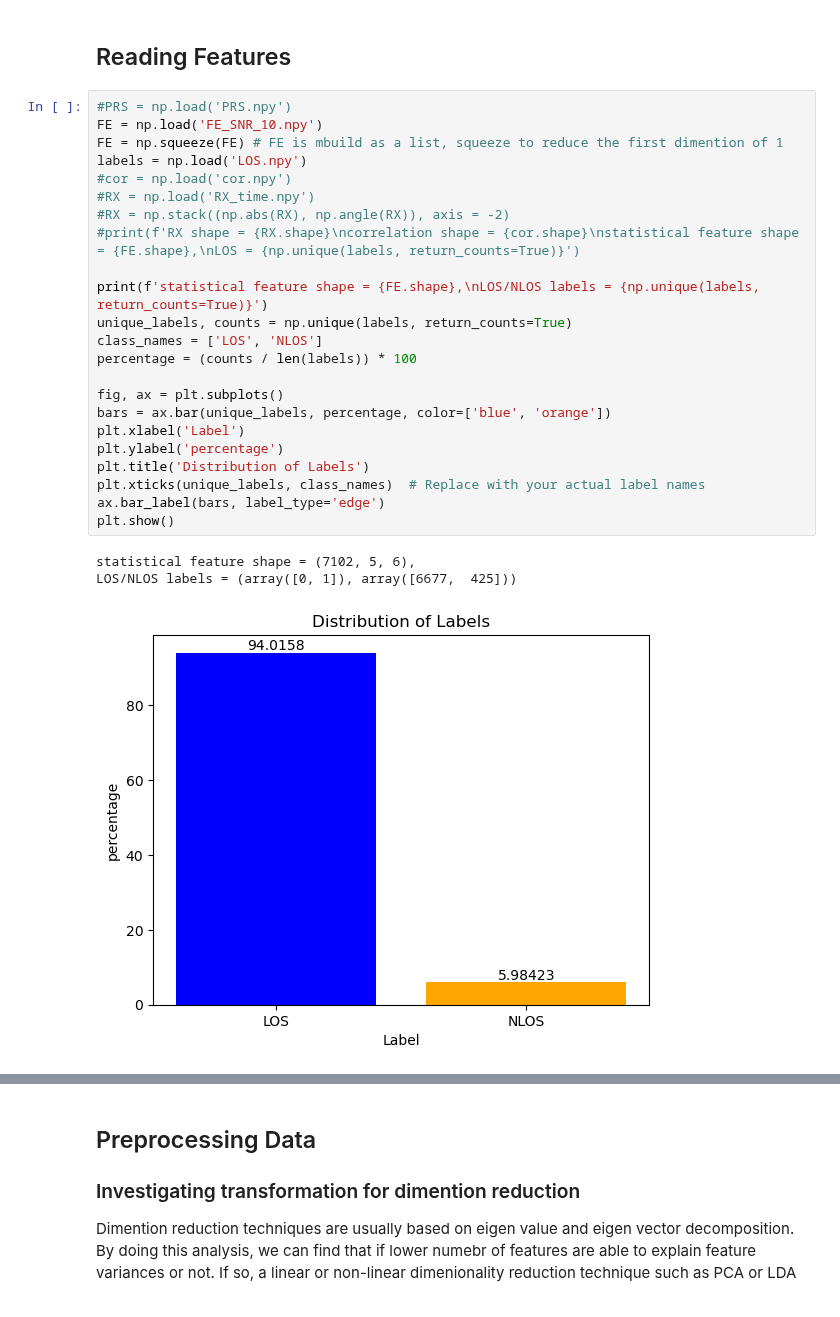
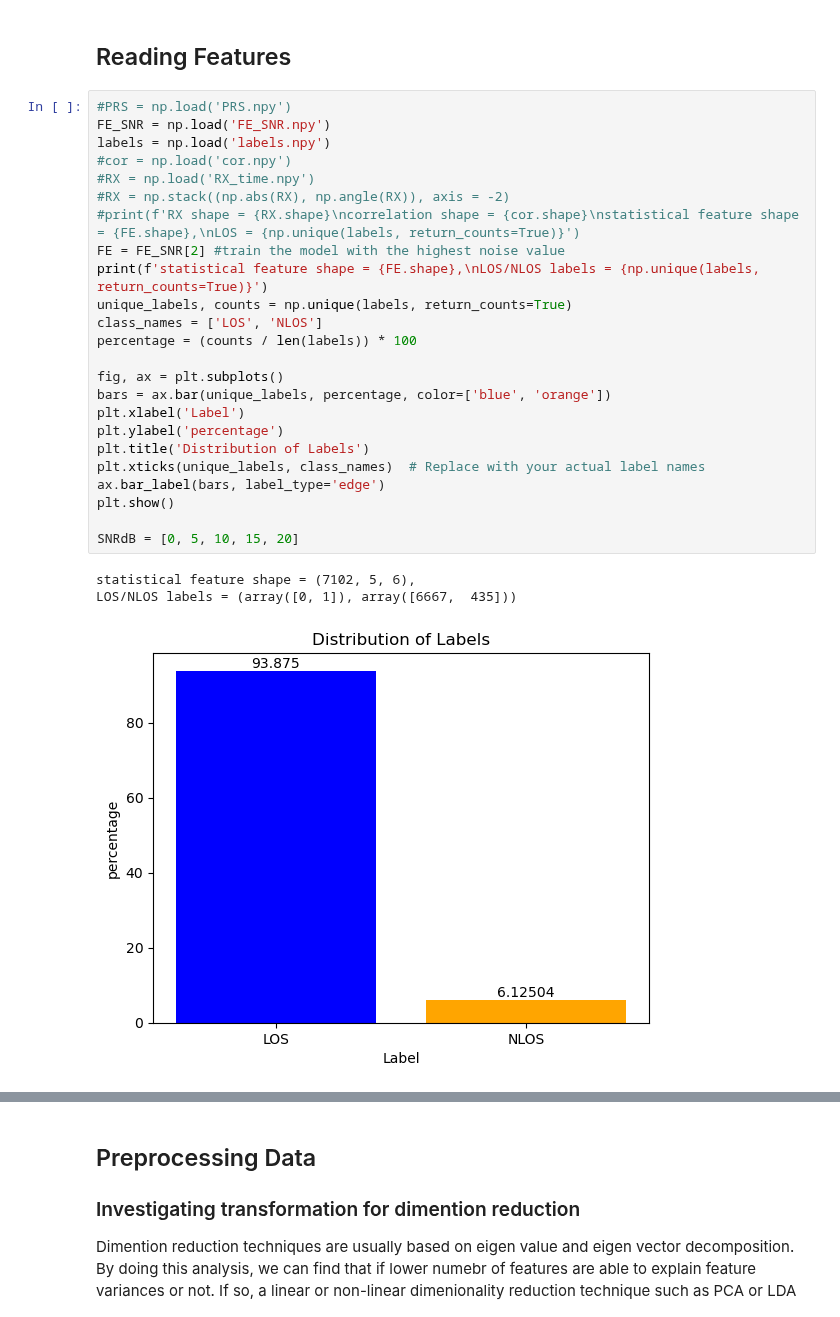
Before and after one commit to hamedtea/thesis, a Jupyter notebook: Feature_based_ML_model.ipynb, the cells around one changed output, grey strips where cells are left out. Cells and saved outputs as stored; diff of their text form.

```diff
--- a/Feature_based_ML_model.ipynb
+++ b/Feature_based_ML_model.ipynb
@@ -8,31 +8,32 @@ import seaborn as sns
 ## Reading Features
 # %%
 #PRS = np.load('PRS.npy')
-FE = np.load('FE_SNR_10.npy')
-FE = np.squeeze(FE) # FE is mbuild as a list, squeeze to reduce the first dimention of 1
-labels = np.load('LOS.npy')
+FE_SNR = np.load('FE_SNR.npy')
+labels = np.load('labels.npy')
 #cor = np.load('cor.npy')
 #RX = np.load('RX_time.npy')
 #RX = np.stack((np.abs(RX), np.angle(RX)), axis = -2)
 #print(f'RX shape = {RX.shape}\ncorrelation shape = {cor.shape}\nstatistical feature shape = {FE.shape},\nLOS = {np.unique(labels, return_counts=True)}')
-
+FE = FE_SNR[2] #train the model with the highest noise value
 print(f'statistical feature shape = {FE.shape},\nLOS/NLOS labels = {np.unique(labels, return_counts=True)}')
 unique_labels, counts = np.unique(labels, return_counts=True)
 class_names = ['LOS', 'NLOS']
 percentage = (counts / len(labels)) * 100
 
 fig, ax = plt.subplots()
 bars = ax.bar(unique_labels, percentage, color=['blue', 'orange'])
 plt.xlabel('Label')
 plt.ylabel('percentage')
 plt.title('Distribution of Labels')
 plt.xticks(unique_labels, class_names)  # Replace with your actual label names
 ax.bar_label(bars, label_type='edge')
 plt.show()
+
+SNRdB = [0, 5, 10, 15, 20]
 # %% [output]
 statistical feature shape = (7102, 5, 6),
-LOS/NLOS labels = (array([0, 1]), array([6677,  425]))
+LOS/NLOS labels = (array([0, 1]), array([6667,  435]))
-[figure, old version]
+[figure, new version]
 # %%
 from sklearn.preprocessing import StandardScaler, MinMaxScaler, RobustScaler, Normalizer
 from sklearn.decomposition import KernelPCA, PCA, TruncatedSVD
```
Also changed, not shown: parts of 23 cells of this notebook, 3 other files.
